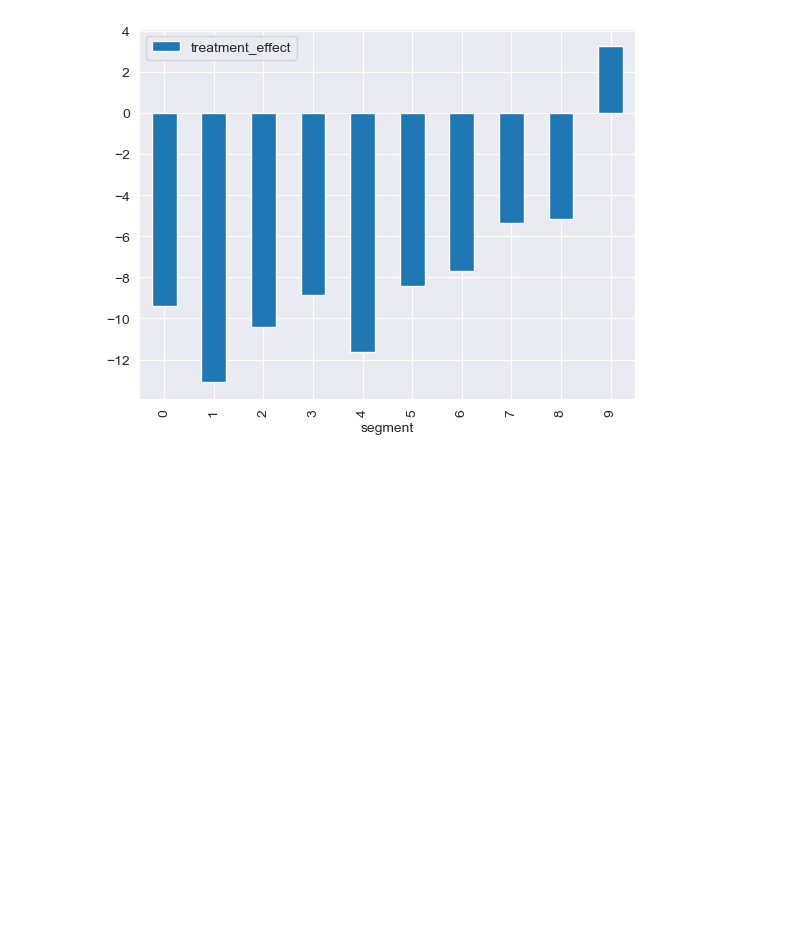
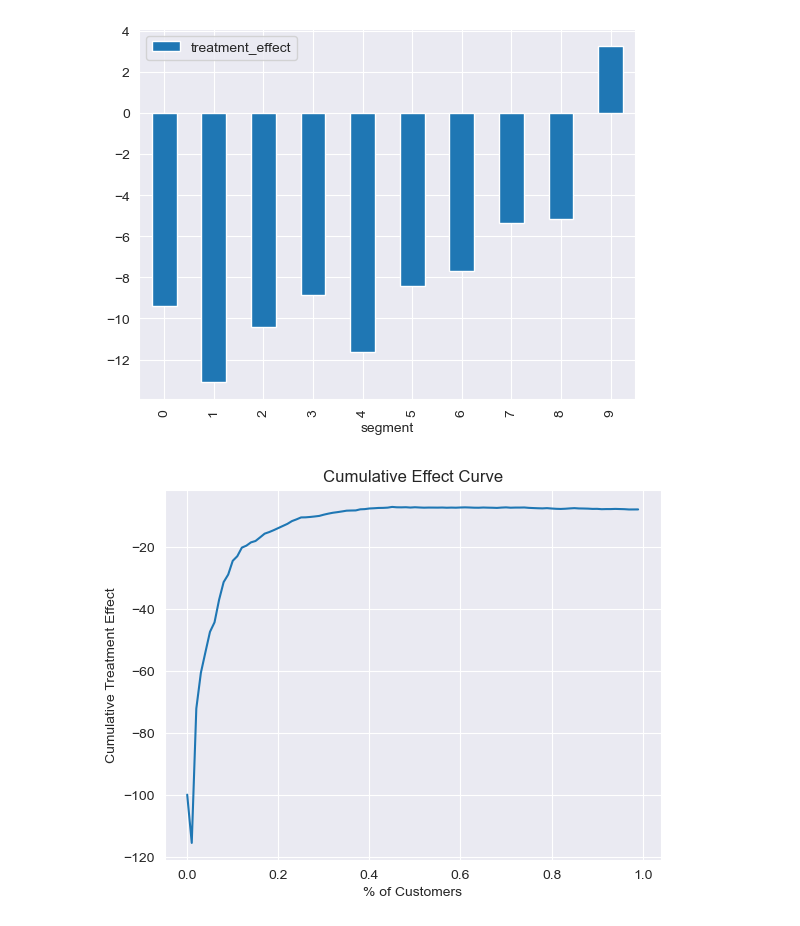
Before and after one commit to chris-santiago/manning-causal-inference, a Jupyter notebook: 4_3.ipynb, the cells around one changed output. Drawn from its saved outputs; the diff is of its cells as text; code cells hidden in the pictures; blank space fills up the shorter version.

```diff
--- a/4_3.ipynb
+++ b/4_3.ipynb
@@ -53,3 +53,21 @@ effect_by_segment(data.test, 'age', q=10).plot(kind='bar', x='segment')
 plt.show()
 # %% [output]
 [figure]
+# %%
+def cumulative_effect_curve(data, order_by, ascending=False):
+    ordered = data.sort_values(order_by, ascending=ascending)
+    percentiles = np.arange(0., 1., .01)
+    edges = [data[order_by].quantile(x) for x in percentiles]
+    res = [
+        te(ordered.query(f'{order_by} >= {e}'), 'is_treated', 'profit')
+        for e in edges[::-1]
+    ]
+    sns.lineplot(x=percentiles, y=res)
+    plt.ylabel('Cumulative Treatment Effect')
+    plt.xlabel('% of Customers')
+    plt.title('Cumulative Effect Curve')
+    plt.show()
+# %%
+cumulative_effect_curve(data.test, 'sales_prediction')
+# %% [output]
+[figure, added]
```
Also changed, not shown: parts of 3 cells of this notebook, 3 other files.
